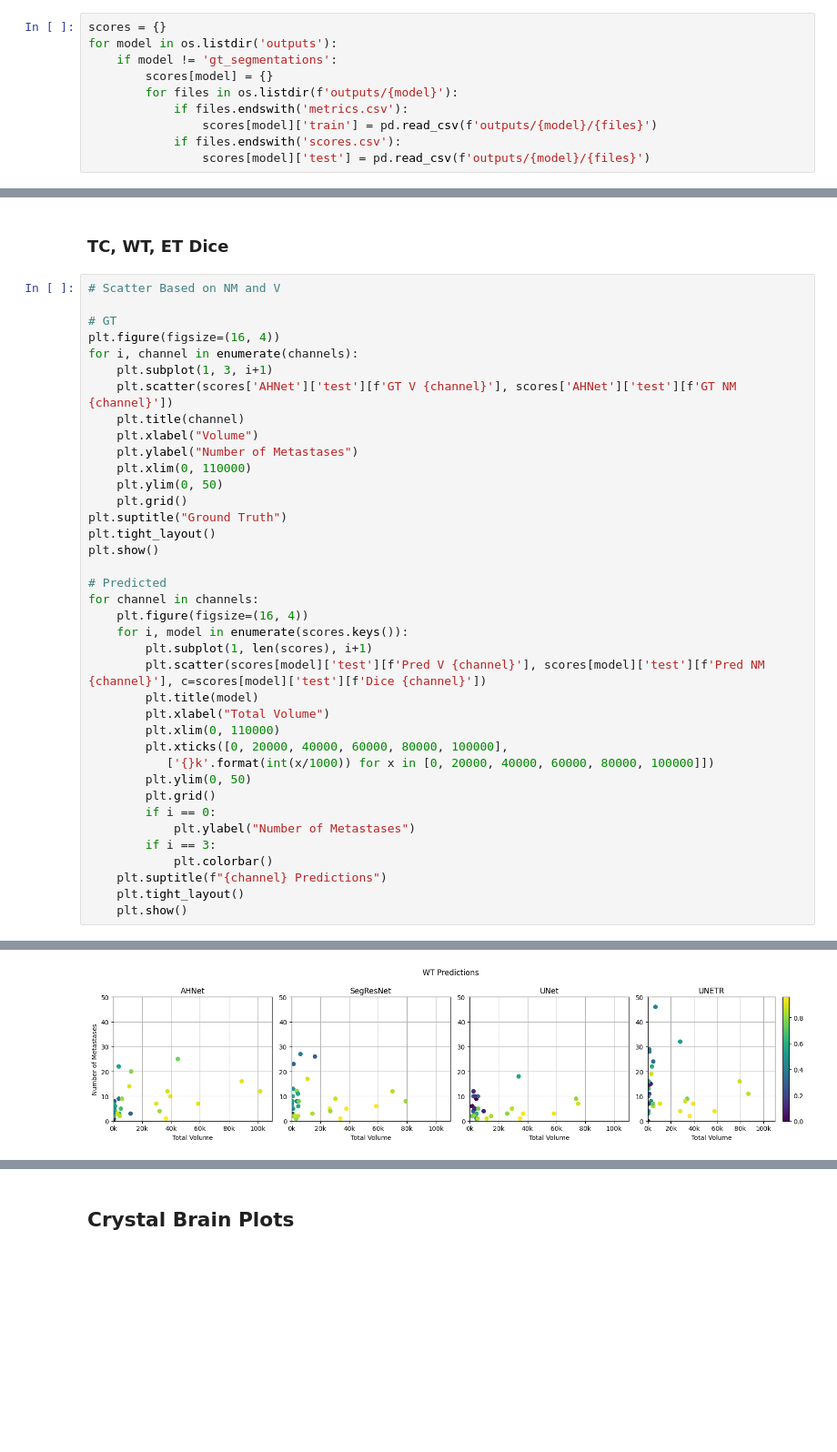
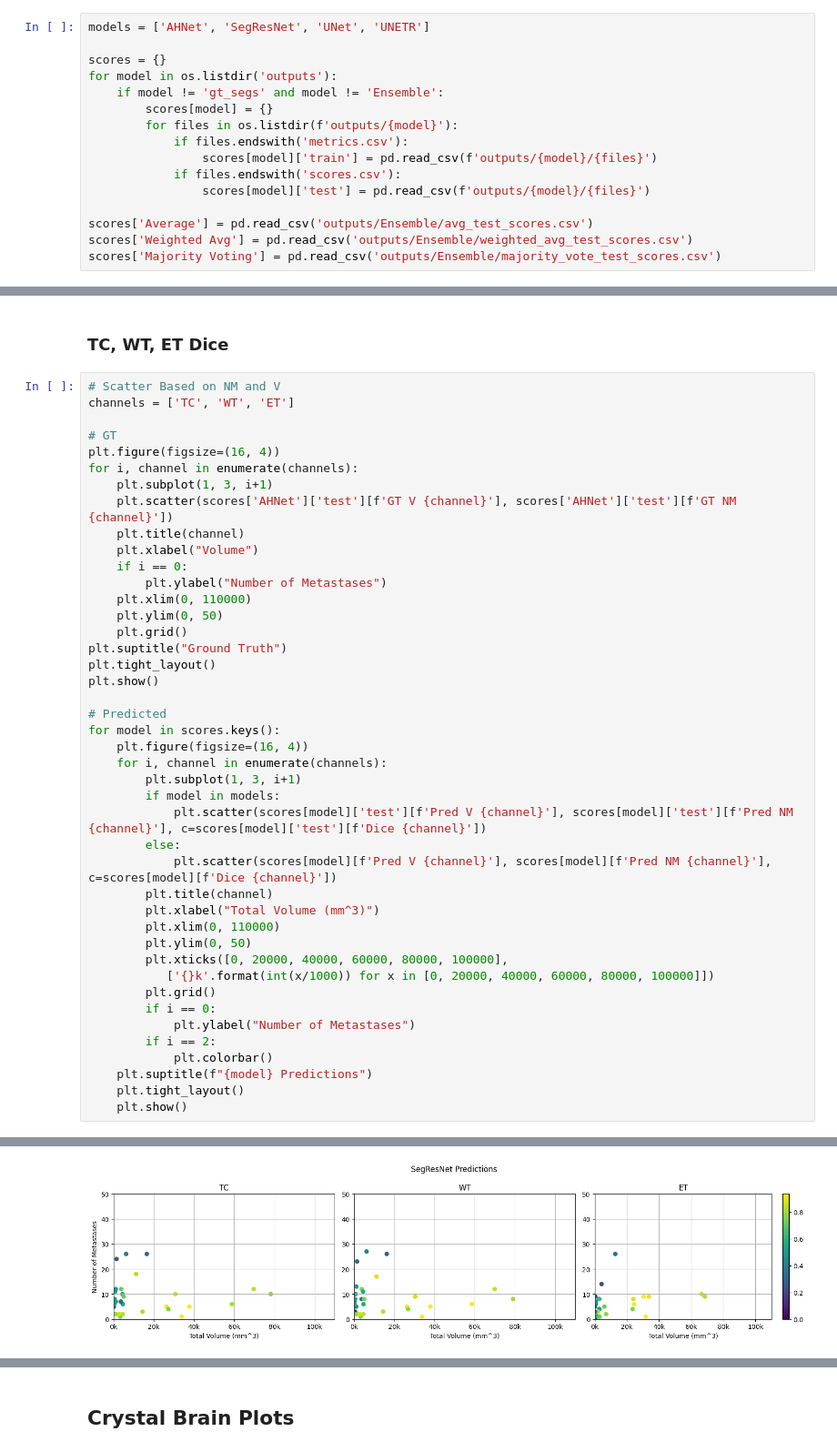
Before and after one commit to NachoGV/Semantic-Segmentation-of-Brain-Metastases-in-MRI-Scans, a Jupyter notebook: results_analysis.ipynb, the cells around one changed output, grey strips where cells are left out. Shown at 91% size. Saved outputs shown, nothing was run; the diff lists cells and outputs as text; blank space fills up the shorter version.

```diff
--- a/results_analysis.ipynb
+++ b/results_analysis.ipynb
@@ -12,12 +17,18 @@ from nilearn.plotting import plot_glass_brain
 # %% [markdown]
 ## Load Data
 # %%
+models = ['AHNet', 'SegResNet', 'UNet', 'UNETR']
+
 scores = {}
 for model in os.listdir('outputs'):
-    if model != 'gt_segmentations':
+    if model != 'gt_segs' and model != 'Ensemble':
         scores[model] = {}
         for files in os.listdir(f'outputs/{model}'):
             if files.endswith('metrics.csv'):
                 scores[model]['train'] = pd.read_csv(f'outputs/{model}/{files}')
             if files.endswith('scores.csv'):
                 scores[model]['test'] = pd.read_csv(f'outputs/{model}/{files}')
+
+scores['Average'] = pd.read_csv('outputs/Ensemble/avg_test_scores.csv')
+scores['Weighted Avg'] = pd.read_csv('outputs/Ensemble/weighted_avg_test_scores.csv')
+scores['Majority Voting'] = pd.read_csv('outputs/Ensemble/majority_vote_test_scores.csv')
@@ -225,40 +177,45 @@ plt.show()
 ### TC, WT, ET Dice
 # %%
 # Scatter Based on NM and V
+channels = ['TC', 'WT', 'ET']
 
 # GT
 plt.figure(figsize=(16, 4))
 for i, channel in enumerate(channels):
-	plt.subplot(1, 3, i+1)
-	plt.scatter(scores['AHNet']['test'][f'GT V {channel}'], scores['AHNet']['test'][f'GT NM {channel}'])
-	plt.title(channel)
-	plt.xlabel("Volume")
-	plt.ylabel("Number of Metastases")
-	plt.xlim(0, 110000)
-	plt.ylim(0, 50)
-	plt.grid()
+    plt.subplot(1, 3, i+1)
+    plt.scatter(scores['AHNet']['test'][f'GT V {channel}'], scores['AHNet']['test'][f'GT NM {channel}'])
+    plt.title(channel)
+    plt.xlabel("Volume")
+    if i == 0:
+        plt.ylabel("Number of Metastases")
+    plt.xlim(0, 110000)
+    plt.ylim(0, 50)
+    plt.grid()
 plt.suptitle("Ground Truth")
 plt.tight_layout()
 plt.show()
 
 # Predicted
-for channel in channels:
-	plt.figure(figsize=(16, 4))
-	for i, model in enumerate(scores.keys()):
-		plt.subplot(1, len(scores), i+1)
-		plt.scatter(scores[model]['test'][f'Pred V {channel}'], scores[model]['test'][f'Pred NM {channel}'], c=scores[model]['test'][f'Dice {channel}'])
-		plt.title(model)
-		plt.xlabel("Total Volume")
-		plt.xlim(0, 110000)
-		plt.xticks([0, 20000, 40000, 60000, 80000, 100000],
+for model in scores.keys():
+    plt.figure(figsize=(16, 4))
+    for i, channel in enumerate(channels):
+        plt.subplot(1, 3, i+1)
+        if model in models:
+            plt.scatter(scores[model]['test'][f'Pred V {channel}'], scores[model]['test'][f'Pred NM {channel}'], c=scores[model]['test'][f'Dice {channel}'])
+        else:
+            plt.scatter(scores[model][f'Pred V {channel}'], scores[model][f'Pred NM {channel}'], c=scores[model][f'Dice {channel}'])
+        plt.title(channel)
+        plt.xlabel("Total Volume (mm^3)")
+        plt.xlim(0, 110000)
+        plt.ylim(0, 50)
+        plt.xticks([0, 20000, 40000, 60000, 80000, 100000],
            ['{}k'.format(int(x/1000)) for x in [0, 20000, 40000, 60000, 80000, 100000]])
-		plt.ylim(0, 50)
-		plt.grid()
-		if i == 0:
-			plt.ylabel("Number of Metastases")
-		if i == 3:
-			plt.colorbar()
-	plt.suptitle(f"{channel} Predictions")
-	plt.tight_layout()
-	plt.show()
+        plt.grid()
+        if i == 0:
+            plt.ylabel("Number of Metastases")
+        if i == 2:
+            plt.colorbar()
+    plt.suptitle(f"{model} Predictions")
+    plt.tight_layout()
+    plt.show()
 # %% [output]
@@ -267 +224 @@ for channel in channels:
-[figure, old version]
+[figure, new version]
```
Also changed, not shown: parts of 24 cells of this notebook, 10 other files.
